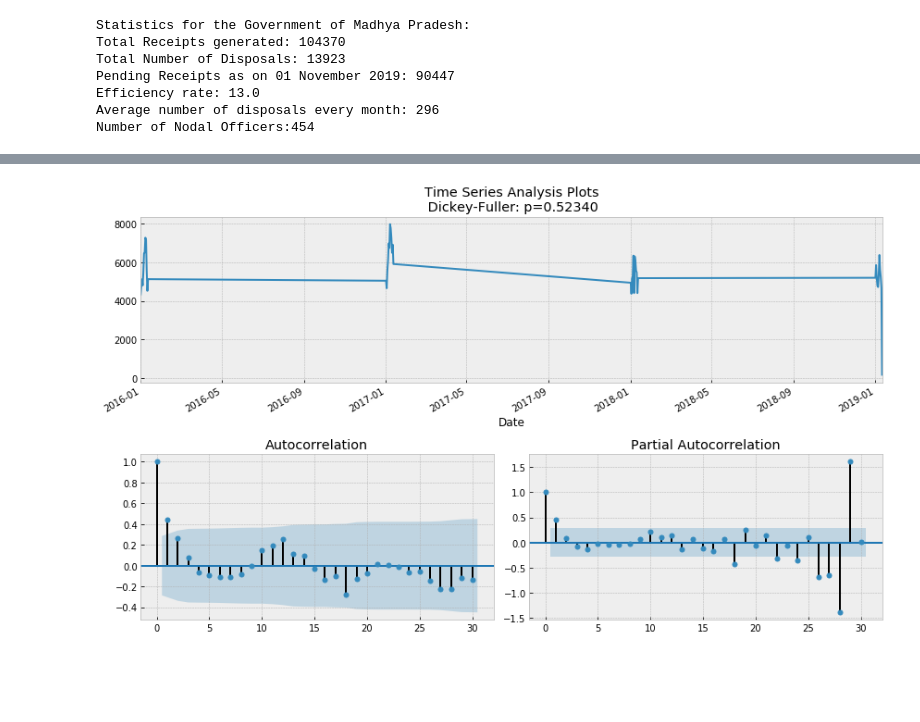
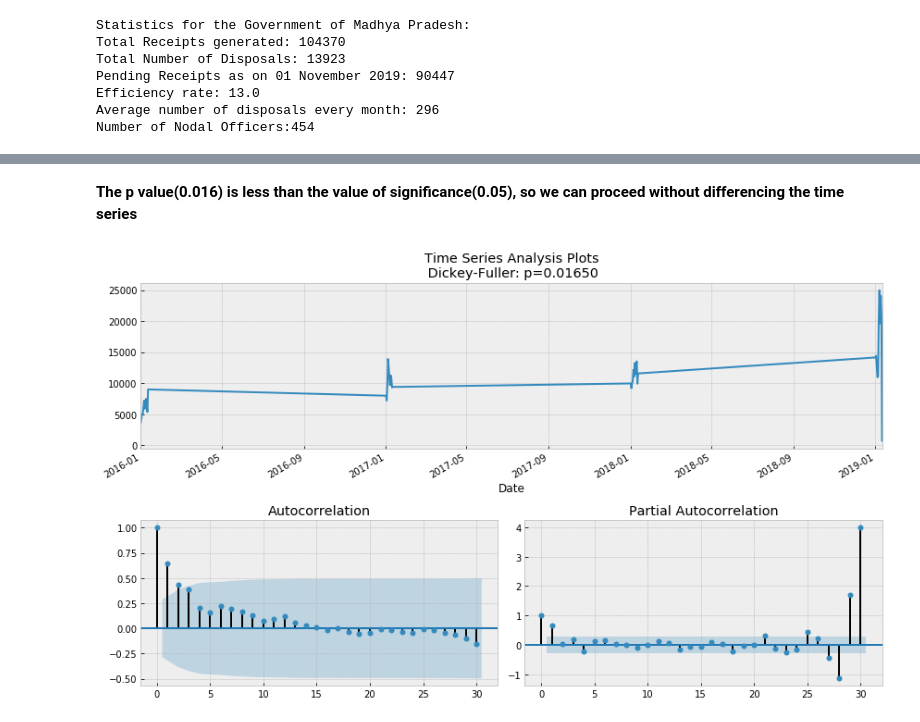
Before and after one commit to ameya-shahu/DARPG-hackthon, a Jupyter notebook: ReceiptsDisposal-Analysis.ipynb, the cells around one changed output, grey strips where cells are left out. Cells and saved outputs as stored; diff of their text form; code cells hidden in the pictures; blank space fills up the shorter version.

```diff
--- a/ReceiptsDisposal-Analysis.ipynb
+++ b/ReceiptsDisposal-Analysis.ipynb
@@ -599 +604,4 @@ dept_telecom_receipts = dept_telecom_receipts.set_index("Date")
+# %%
+#importing the new CSV file in a separate DataFrame for further analysis and setting Date column as index
+df = pd.read_csv("E:\\The Institution\\DARPG Hackathon\\Govt_UP_Receipts", parse_dates=['Date'],  index_col='Date')
 # %%
@@ -711,24 +646,27 @@ plot_double_exponential_smoothing(dept_telecom_receipts.Receipts, alphas=[0.4, 0
+# %% [markdown]
+<b>The p value(0.016) is less than the value of significance(0.05), so we can proceed without differencing the time series</b>
 # %%
-#Dickey Fuller Test
+#Time Series Analysis Plots - Autocorrelation and Correlation plots
 def tsplot(y, lags=None, figsize=(12, 7), syle='bmh'):
 
     if not isinstance(y, pd.Series):
         y = pd.Series(y)
 
     with plt.style.context(style='bmh'):
         fig = plt.figure(figsize=figsize)
         layout = (2,2)
         ts_ax = plt.subplot2grid(layout, (0,0), colspan=2)
         acf_ax = plt.subplot2grid(layout, (1,0))
         pacf_ax = plt.subplot2grid(layout, (1,1))
 
         y.plot(ax=ts_ax)
         p_value = sm.tsa.stattools.adfuller(y)[1]
         ts_ax.set_title('Time Series Analysis Plots\n Dickey-Fuller: p={0:.5f}'.format(p_value))
         smt.graphics.plot_acf(y, lags=lags, ax=acf_ax)
         smt.graphics.plot_pacf(y, lags=lags, ax=pacf_ax)
         plt.tight_layout()
+        plt.savefig("E:\\The Institution\\DARPG Hackathon\\plot3.png")
 
-tsplot(dept_telecom_receipts.Receipts, lags=30)
+tsplot(df.Receipts, lags=30)
 # %% [output]
-[figure, old version]
+[figure, new version]
```
Also changed, not shown: parts of 30 cells of this notebook.
